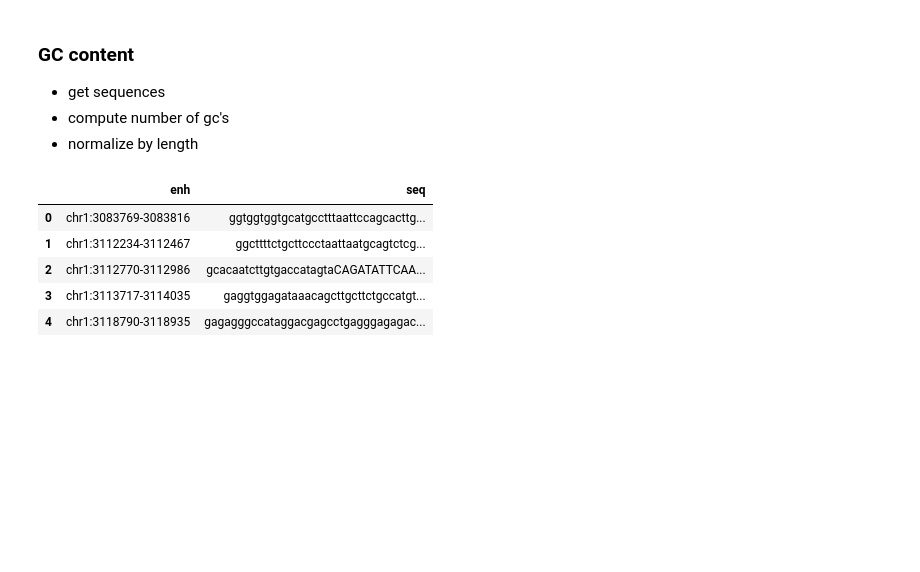
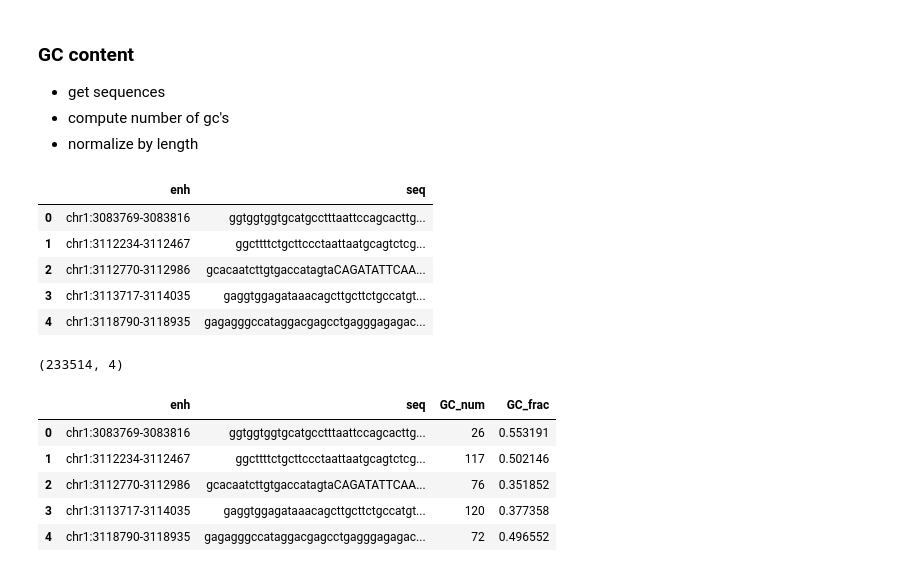
Before and after one commit to mukamel-lab/SingleCellFusion_EnhancerPaper, a Jupyter notebook: annotate_enhancers.ipynb, the cells around one changed output. Saved outputs shown, nothing was run; the diff lists cells and outputs as text; code cells hidden in the pictures; blank space fills up the shorter version.

```diff
--- a/annotate_enhancers.ipynb
+++ b/annotate_enhancers.ipynb
@@ -135,0 +144,14 @@ def get_gc_content(seq):
+# %%
+#
+enh_seqs['GC_num'] = enh_seqs['seq'].apply(lambda x: get_gc_content(x)[0])
+enh_seqs['GC_frac'] = enh_seqs['seq'].apply(lambda x: get_gc_content(x)[1])
+print(enh_seqs.shape)
+enh_seqs.head()
+# %% [output]
+(233514, 4)
+|  | enh | seq | GC_num | GC_frac |
+| 0 | chr1:3083769-3083816 | ggtggtggtgcatgcctttaattccagcacttg... | 26 | 0.553191 |
+| 1 | chr1:3112234-3112467 | ggcttttctgcttccctaattaatgcagtctcg... | 117 | 0.502146 |
+| 2 | chr1:3112770-3112986 | gcacaatcttgtgaccatagtaCAGATATTCAA... | 76 | 0.351852 |
+| 3 | chr1:3113717-3114035 | gaggtggagataaacagcttgcttctgccatgt... | 120 | 0.377358 |
+| 4 | chr1:3118790-3118935 | gagagggccataggacgagcctgagggagagac... | 72 | 0.496552 |
```
Also changed, not shown: parts of 10 cells of this notebook, 16 other files.
